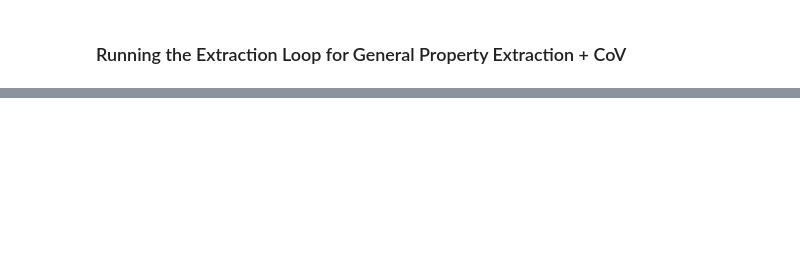
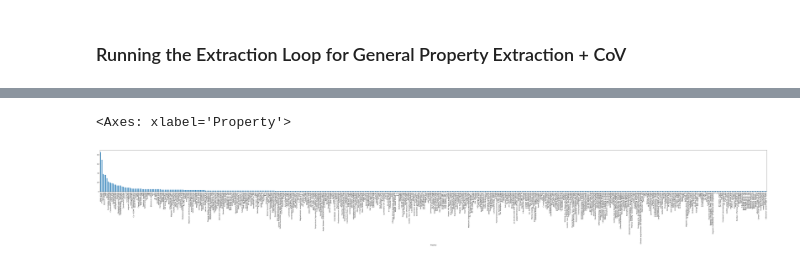
Before and after one commit to AI4ChemS/MOF_ChemUnity, a Jupyter notebook: General_Extraction_Benchmark.ipynb, the cells around one changed output, grey strips where cells are left out. Cells and saved outputs as stored; diff of their text form; code cells hidden in the pictures; blank space fills up the shorter version.

Commit message:
added benchmark results

```diff
--- a/General_Extraction_Benchmark.ipynb
+++ b/General_Extraction_Benchmark.ipynb
@@ -160,0 +164,3 @@ filtered.to_csv("/mnt/c/Users/Amro/Desktop/fil.csv")
+# %%
+filtered = pd.read_csv("./tests/general_extraction_benchmark/results/fil.csv")
+all_props = pd.read_csv("./tests/general_extraction_benchmark/results/all.csv")
@@ -160,0 +243,5 @@ filtered.to_csv("/mnt/c/Users/Amro/Desktop/fil.csv")
+# %%
+all_props["Property"].value_counts().plot(kind="bar", figsize=(80,5))
+# %% [output]
+<Axes: xlabel='Property'>
+[figure, added]
```
Also changed, not shown: parts of 18 cells of this notebook, 2 other files.
